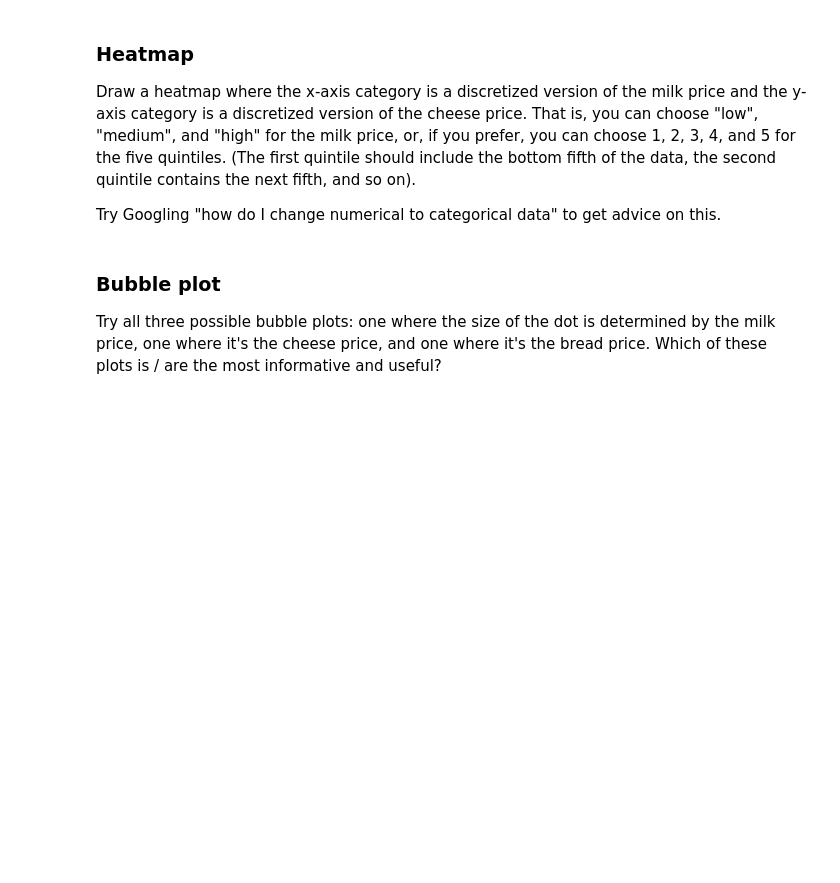
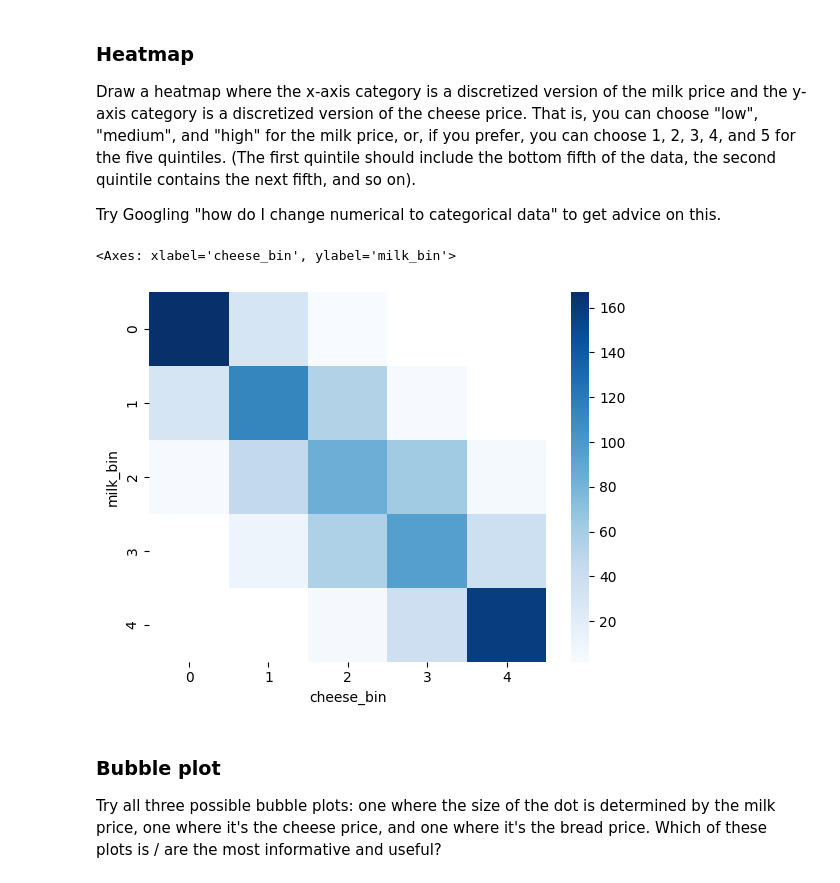
Before and after one commit to JadenNdouopBU/Module-B-semester-2, a Jupyter notebook: OMDS-ModB2-Week8-Ndouop-Jaden.ipynb, the cells around one changed output. Cells and saved outputs as stored; diff of their text form; code cells hidden in the pictures; blank space fills up the shorter version.

```diff
--- a/OMDS-ModB2-Week8-Ndouop-Jaden.ipynb
+++ b/OMDS-ModB2-Week8-Ndouop-Jaden.ipynb
@@ -226,6 +230,14 @@ df3 = pd.DataFrame({"milk": milk_series, "cheese": cheese_series, "bread": bread
 Draw a heatmap where the x-axis category is a discretized version of the milk price and the y-axis category is a discretized version of the cheese price.  That is, you can choose "low", "medium", and "high" for the milk price, or, if you prefer, you can choose 1, 2, 3, 4, and 5 for the five quintiles.  (The first quintile should include the bottom fifth of the data, the second quintile contains the next fifth, and so on).
 
 Try Googling "how do I change numerical to categorical data" to get advice on this.
+# %%
+df3["milk_bin"] = pd.qcut(df3["milk"], 5, labels=False)
+df3["cheese_bin"] = pd.qcut(df3["cheese"], 5, labels=False)
+heatmap_data = df3.groupby(["milk_bin", "cheese_bin"]).size().unstack()
+sns.heatmap(heatmap_data, cmap="Blues")
+# %% [output]
+<Axes: xlabel='cheese_bin', ylabel='milk_bin'>
+[figure, added]
 # %% [markdown]
 ### Bubble plot
 
```
Also changed, not shown: parts of 8 cells of this notebook, 1 other file.
